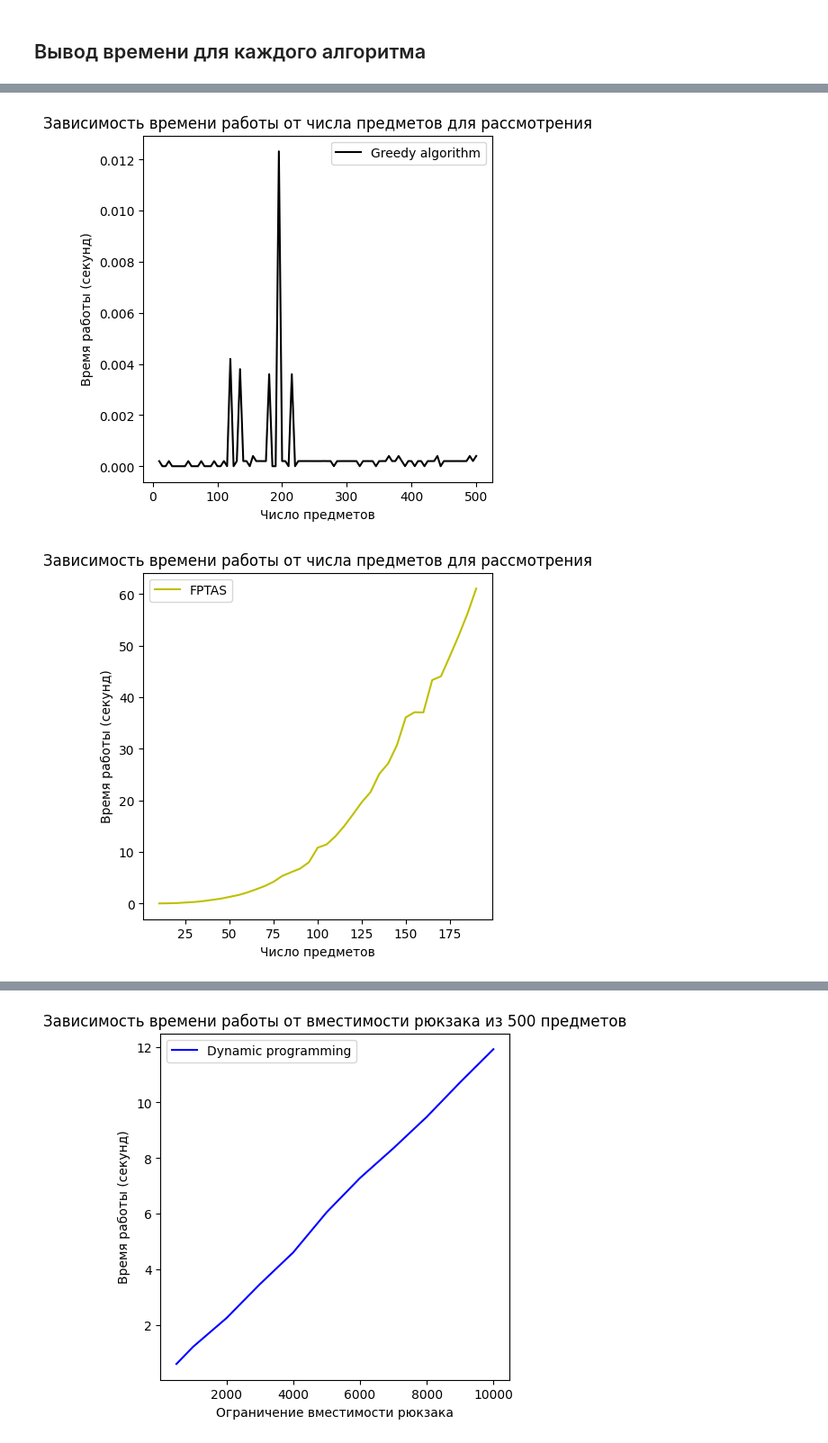
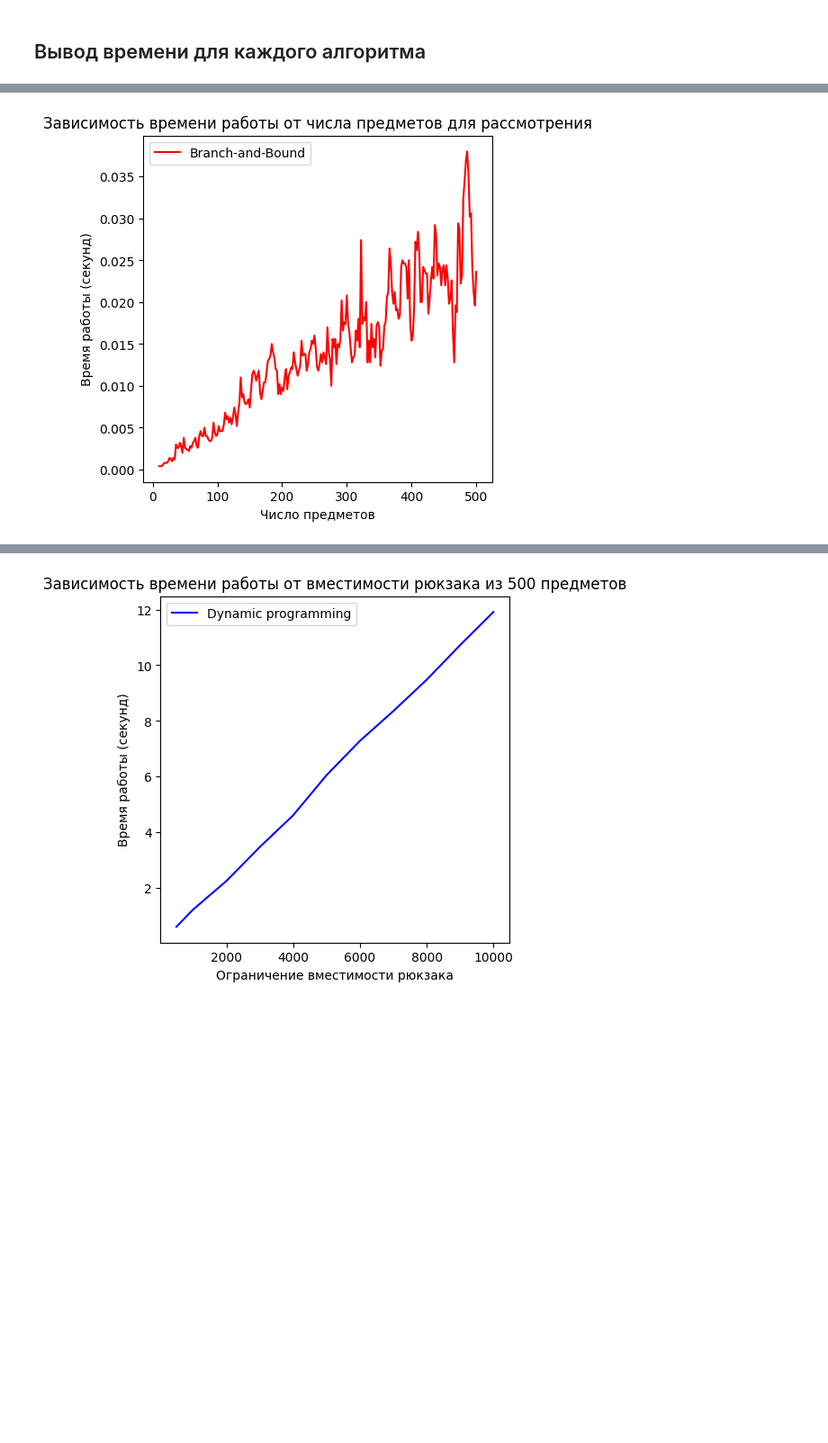
Before and after one commit to DenisKabanov/course_work_2024, a Jupyter notebook: task.ipynb, the cells around one changed output, grey strips where cells are left out. Shown at 90% size. Cells and saved outputs as stored; diff of their text form; code cells hidden in the pictures; blank space fills up the shorter version.

```diff
--- a/task.ipynb
+++ b/task.ipynb
@@ -545,18 +736,0 @@ plt.show() # показ фигуры
-# %%
-plt.figure(figsize=(10,6)) # задание размера фигуры
-
-algs = ["Greedy algorithm", "Dynamic programming", "Branch-and-Bound"] # список названия алгоритмов для проверки
-w = W[0] # рассматриваемая вместимость рюкзака (500)
-for alg in algs: # идём по названиям рассматриваемых алгоритмов
-    average_times = [] # список под среднее время алгоритма
-    for n in N: # идём по числу предметов для рюкзака
-        if alg in average_time[n][w].keys(): # если алгоритм справился с рассматриваемыми данными
-            average_times.append(average_time[n][w][alg]) # добавляем среднее время при числе переменных n для алгоритма alg в общий список
-    # average_times = np.log10(average_times).tolist() # приводи время к логарифмической шкале
-    plt.plot(N[:len(average_times)], average_times, color=COLORS[alg], label=alg) # строим график
-
-plt.title(f"Зависимость времени работы от числа предметов для рассмотрения (W={w})") # название фигуры
-plt.xlabel("Число предметов") # подпись по оси x
-plt.ylabel("Время работы (секунд)") # подпись по оси y
-plt.legend() # отображение подписей графиков
-plt.show() # показ фигуры
@@ -567,20 +785,11 @@ plt.show() # показ фигуры
 # %%
-w = W[0] # рассматриваемая вместимость рюкзака (500)
-
-for alg in algs: # идём по названиям рассматриваемых алгоритмов
-    plt.figure(figsize=(5,5)) # задание размера фигуры
-
-    average_times = [] # список под среднее время алгоритма
-    for n in N: # идём по числу предметов для рюкзака
-        if alg in average_time[n][w].keys(): # если алгоритм справился с рассматриваемыми данными
-            average_times.append(average_time[n][w][alg]) # добавляем среднее время при числе переменных n для алгоритма alg в общий список
-    plt.plot(N[:len(average_times)], average_times, color=COLORS[alg], label=alg) # строим график
-
-    plt.title(f"Зависимость времени работы от числа предметов для рассмотрения") # название фигуры
-    plt.xlabel("Число предметов") # подпись по оси x
-    plt.ylabel("Время работы (секунд)") # подпись по оси y
-    plt.legend() # отображение подписей графиков
-    plt.show() # показ фигуры
+alg = "Branch-and-Bound" # название алгоритма
+plt.figure(figsize=(5,5)) # задание размера фигуры
+plt.plot(N[:len(average_times[alg])], average_times[alg], "-", color=COLORS[alg], label=alg) # строим график
+plt.title(f"Зависимость времени работы от числа предметов для рассмотрения") # название фигуры
+plt.xlabel("Число предметов") # подпись по оси x
+plt.ylabel("Время работы (секунд)") # подпись по оси y
+plt.legend() # отображение подписей графиков
+plt.show() # показ фигуры
 # %% [output]
-[figure, old version]
+[figure, new version]
-[figure, removed]
```
Also changed, not shown: parts of 34 cells of this notebook, 9 other files.
